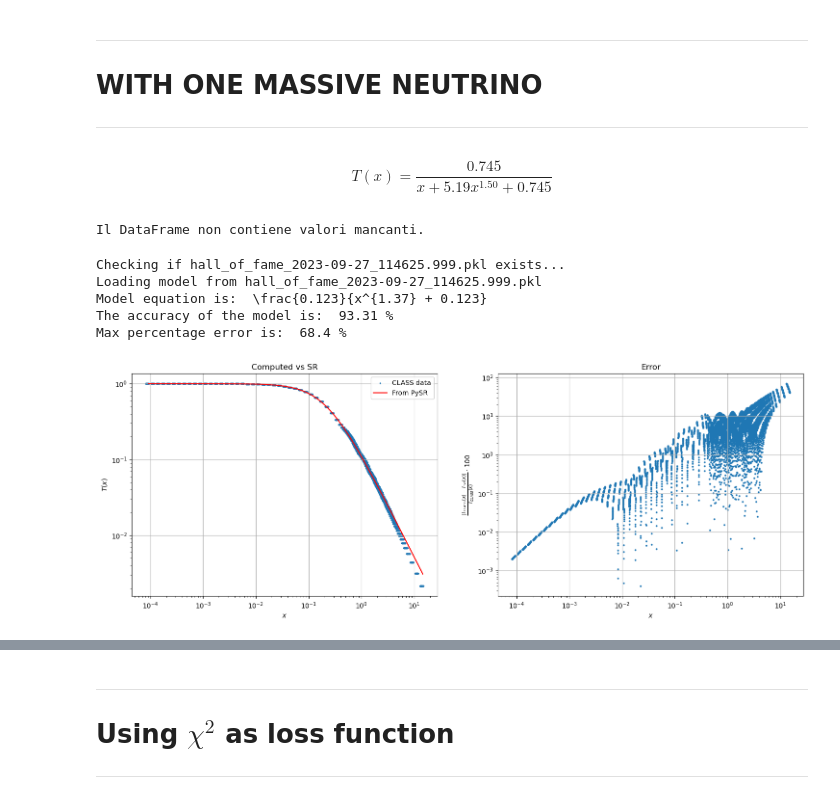
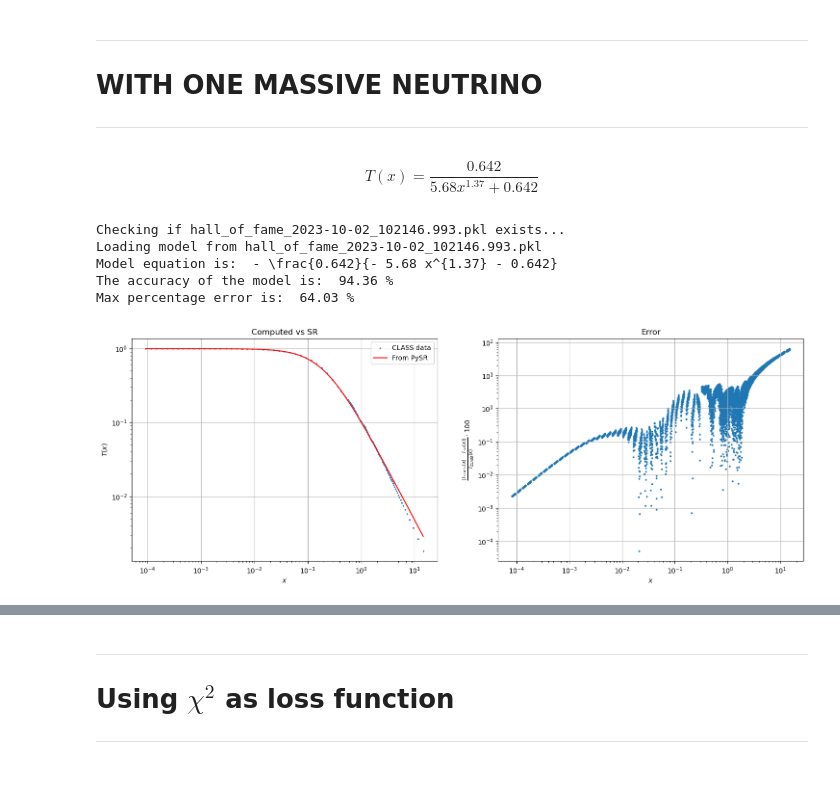
Before and after one commit to farocrown/Simreg, a Jupyter notebook: sr_tf_graphs.ipynb, the cells around one changed output, grey strips where cells are left out. Saved outputs shown, nothing was run; the diff lists cells and outputs as text; code cells hidden in the pictures.

```diff
--- a/sr_tf_graphs.ipynb
+++ b/sr_tf_graphs.ipynb
@@ -45,7 +45,7 @@ def bran(x,T,alpha):
     T_1 = a.predict(x)
     print('Model equation is: ', a.latex())
     fig, axs = plt.subplots(1, 2, figsize=(18, 6))
-    axs[0].scatter(x,T, s=2, label='CLASS data')
+    axs[0].scatter(x[0:114],T[0:114], s=2, label='CLASS data')
     axs[0].plot(x[0:114], T_1[0:114], lw=1.5, label='From PySR', color='r')
     axs[0].set_xlabel(r'$x$')
     axs[0].set_ylabel(r'$T(x)$')
@@ -198,8 +197,6 @@ Max percentage error is:  26.99 %
 ----
 # WITH ONE MASSIVE NEUTRINO
 ----
-# %% [markdown]
-$$T(x)=\frac{0.745}{x + 5.19 x^{1.50} + 0.745}$$
 # %%
 tf2 = pd.read_csv('TF_64.csv')
 k2 = (tf2['k (h/Mpc)']).values
@@ -208,20 +205,14 @@ x2 = (tf2['x'].values).reshape(-1,1)
 y2 = pd.DataFrame({'k': tf2['k (h/Mpc)'], 'omega_b': tf2['omega_b'],'omega_m': tf2['omega_m'],'omega_nu': tf2['omega_nu']})
 T2 = (tf2['T(k)']).values
 logT2 = (tf2['log10(T(k))']).values
-# %%
-missing_values = tf.isna().sum().sum()  # Somma di tutti i valori mancanti nel DataFrame
-if missing_values > 0:
-    print("Il DataFrame contiene valori mancanti.")
-else:
-    print("Il DataFrame non contiene valori mancanti.")
-# %% [output]
-Il DataFrame non contiene valori mancanti.
+# %% [markdown]
+$$T(x) = \frac{0.642}{5.68 x^{1.37} + 0.642}$$
 # %%
-bran(x2,T2,'hall_of_fame_2023-09-27_114625.999.pkl')
+bran(x2,T2,'hall_of_fame_2023-10-02_102146.993.pkl')
 # %% [output]
-Checking if hall_of_fame_2023-09-27_114625.999.pkl exists...
-Loading model from hall_of_fame_2023-09-27_114625.999.pkl
-Model equation is:  \frac{0.123}{x^{1.37} + 0.123}
-The accuracy of the model is:  93.31 %
-Max percentage error is:  68.4 %
+Checking if hall_of_fame_2023-10-02_102146.993.pkl exists...
+Loading model from hall_of_fame_2023-10-02_102146.993.pkl
+Model equation is:  - \frac{0.642}{- 5.68 x^{1.37} - 0.642}
+The accuracy of the model is:  94.36 %
+Max percentage error is:  64.03 %
-[figure, old version]
+[figure, new version]
```
Also changed, not shown: parts of 35 cells of this notebook.
